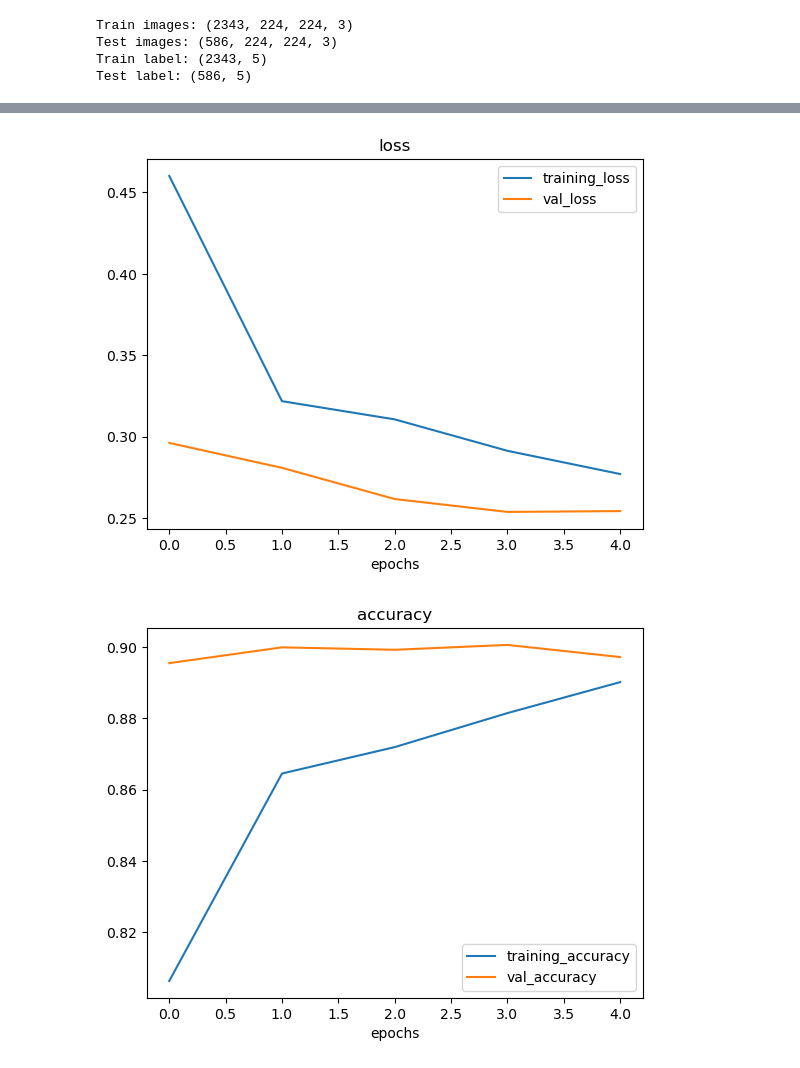
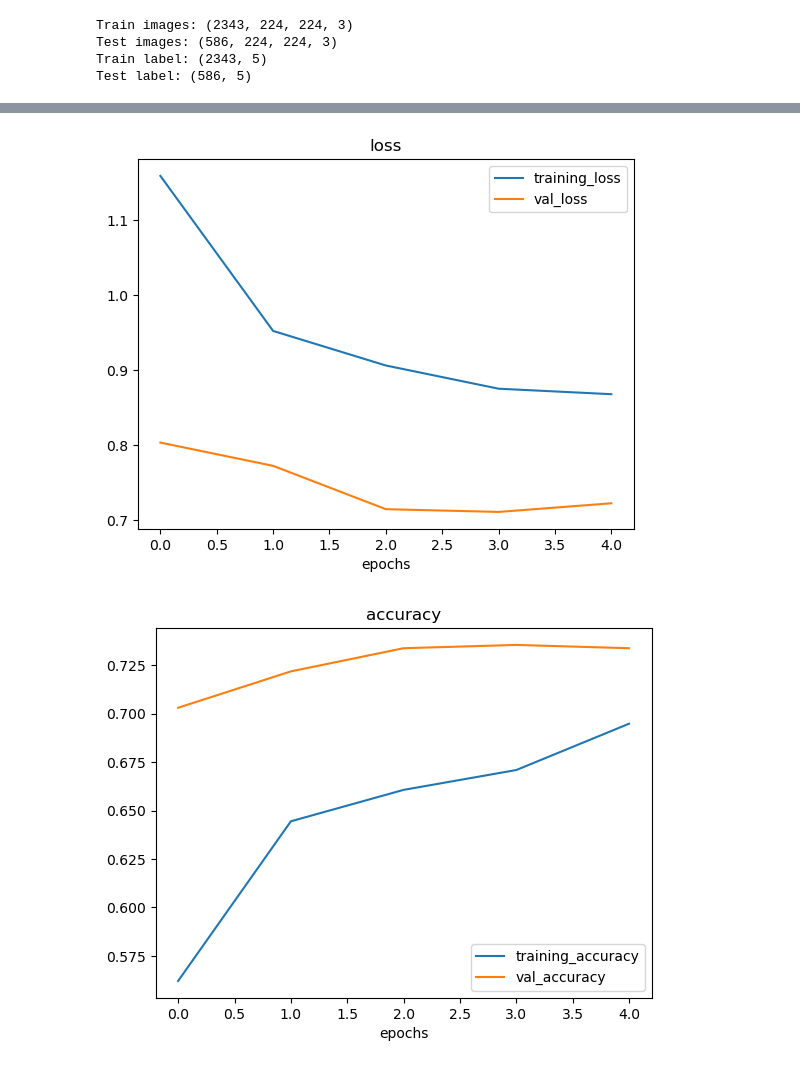
Before and after one commit to Santhoshmarimuthu/DR-detection, a Jupyter notebook: DR-Vgg16.ipynb, the cells around one changed output, grey strips where cells are left out. Drawn from its saved outputs; the diff is of its cells as text; code cells hidden in the pictures.

```diff
--- a/DR-Vgg16.ipynb
+++ b/DR-Vgg16.ipynb
@@ -88,6 +89,21 @@ from keras import layers
 Vgg16 = VGG16(include_top=False, input_shape= (224,224,3))
 
 Vgg16.trainable=False
+# %%
+def lr_rate(epoch,lr):
+    if epoch<10:
+        lr=0.0001
+        return lr
+    elif epoch<=15:
+        lr=0.00001
+        return lr
+    elif epoch<=30:
+        lr=0.00001
+        return lr
+    else:
+        lr=lr*(epoch/(1+epoch))
+        return lr
+lr_callback=tf.keras.callbacks.LearningRateScheduler(lr_rate)
 # %%
 model = Sequential()
 model.add(Vgg16)
@@ -99,11 +115,10 @@ model.add(Dense(32 , activation="relu"))
 model.add(Dropout(0.25))
 model.add(Dense(5 , activation="sigmoid"))
 
-model.compile( optimizer="adam" , loss="binary_crossentropy" , metrics=["binary_accuracy"] )
+model.compile( optimizer="adam" , loss="categorical_crossentropy" , metrics=["accuracy"] )
 # %%
-callbacks = [EarlyStopping(monitor='val_binary_accuracy' , patience=10 , restore_best_weights=True)]
 
 history = model.fit(x_train , y_train , epochs=5 , batch_size=64,
-                    validation_data=(x_val,y_val), verbose=1 , callbacks = callbacks)
+                    validation_data=(x_val,y_val), verbose=1 , callbacks = [lr_callback])
 # %% [output]
 Epoch 1/5
@@ -119,28 +134,28 @@ Epoch 5/5
 # %%
 def plot_curves(history):
 
   loss = history.history["loss"]
   val_loss = history.history["val_loss"]
 
-  accuracy = history.history["binary_accuracy"]
-  val_accuracy = history.history["val_binary_accuracy"]
+  accuracy = history.history["accuracy"]
+  val_accuracy = history.history["val_accuracy"]
 
   epochs = range(len(history.history["loss"]))
 
   plt.plot(epochs, loss, label = "training_loss")
   plt.plot(epochs, val_loss, label = "val_loss")
   plt.title("loss")
   plt.xlabel("epochs")
   plt.legend()
 
   plt.figure()
   plt.plot(epochs, accuracy, label = "training_accuracy")
   plt.plot(epochs, val_accuracy, label = "val_accuracy")
   plt.title("accuracy")
   plt.xlabel("epochs")
   plt.legend()
 
 plot_curves(history)
 # %% [output]
-[figure, old version]
+[figure, new version]
-[figure, old version]
+[figure, new version]
```
Also changed, not shown: parts of 17 cells of this notebook, 1 other file.
